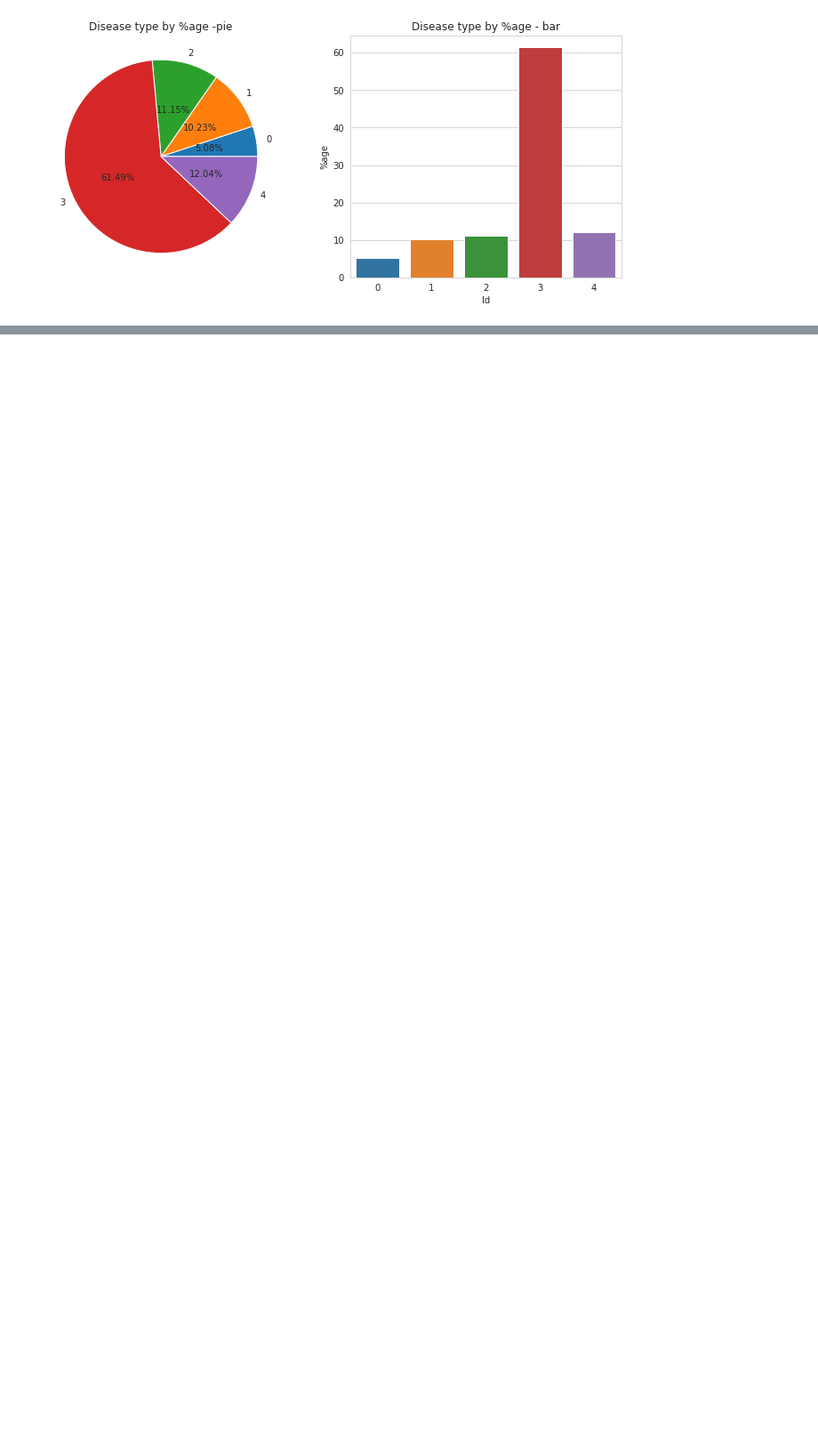
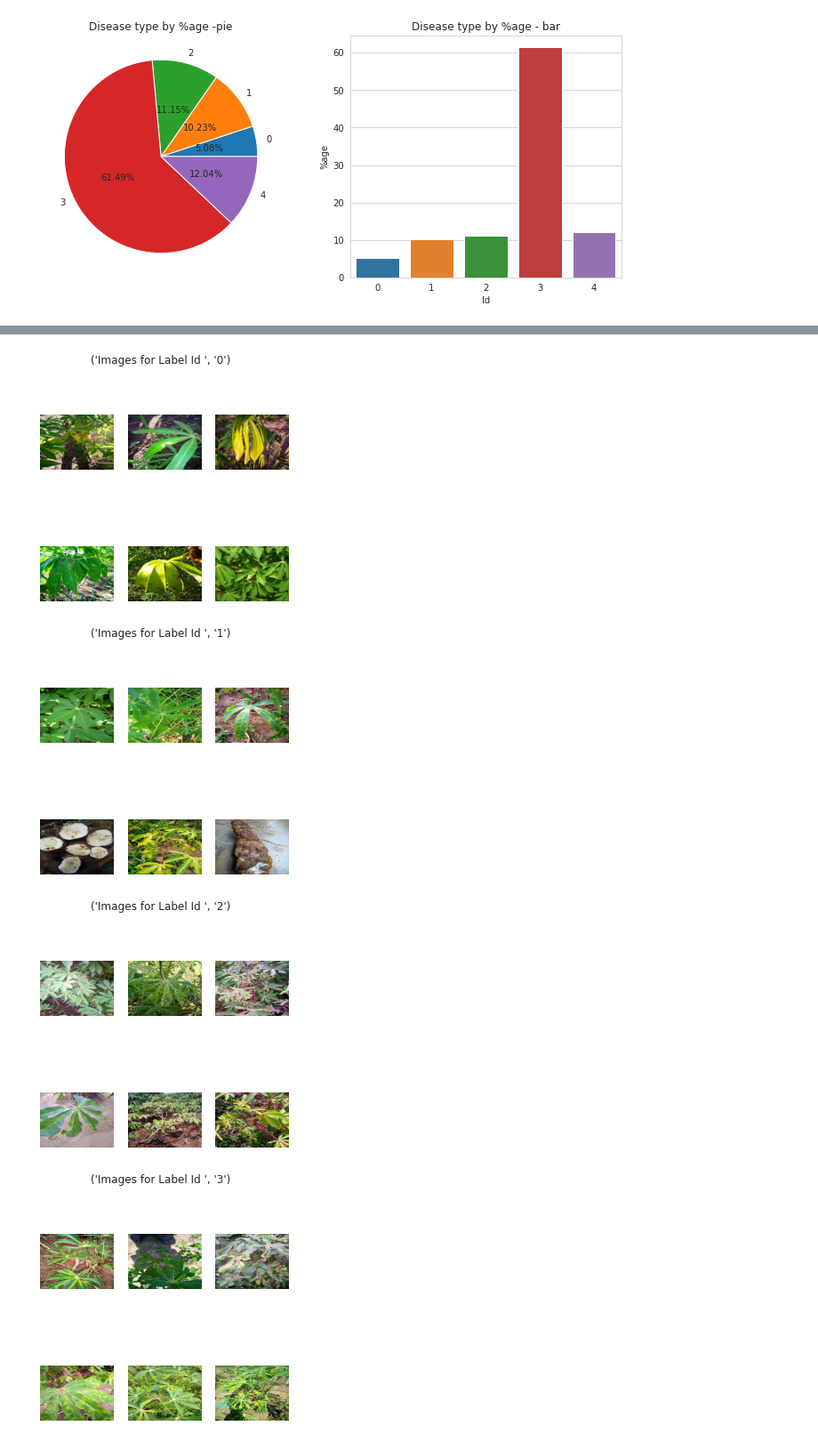
Before and after one commit to dinesh19aug/kaggle-comp-leafdetection, a Jupyter notebook: base.ipynb, the cells around one changed output, grey strips where cells are left out. Shown: that part at 89% size. Cells and saved outputs as stored; diff of their text form; code cells hidden in the pictures; blank space fills up the shorter version.

Commit message:
Added code to show images in grid for each label

```diff
--- a/base.ipynb
+++ b/base.ipynb
@@ -33,7 +35,7 @@ pd.read_json('label_num_to_disease_map.json',
 | 4 | Healthy |
 # %%
 # Load the train_ds csv file
-train_ds = pd.read_csv(filepath_or_buffer=os.path.join(base_path,'train.csv'))
+train_ds = pd.read_csv(filepath_or_buffer=train_label)
 train_ds.head()
 # %% [output]
 |  | image_id | label |
@@ -126,0 +129,28 @@ plt.show()
+# %%
+
+def get_top_image_labelId(label_id, num_of_images):
+    files = train_ds['path'].where(train_ds['label'] == label_id).dropna().head(num_of_images)
+    files_as_list = np.array(files)
+    return files_as_list
+
+def display_image(label_id, num_of_images, nrows, ncols):
+    file_list = get_top_image_labelId(label_id,num_of_images)
+    title = "Images for Label Id ", str(label_id)
+
+    plt.subplots(figsize=(5,5))
+    for i in range(nrows * ncols):
+        plt.subplot(nrows,ncols,i+1)# the number of images in the grid is 5*5 (25)
+
+        plt.axis('off')
+        plt.suptitle(title)
+        img = imread(file_list[i])
+        plt.imshow(img)
+    plt.show()
+# %%
+for i in range(5):
+    display_image(i,6,2,3)
+# %% [output]
+[figure, added]
+[figure, added]
+[figure, added]
+[figure, added]
```
Also changed, not shown: parts of 6 cells of this notebook.
